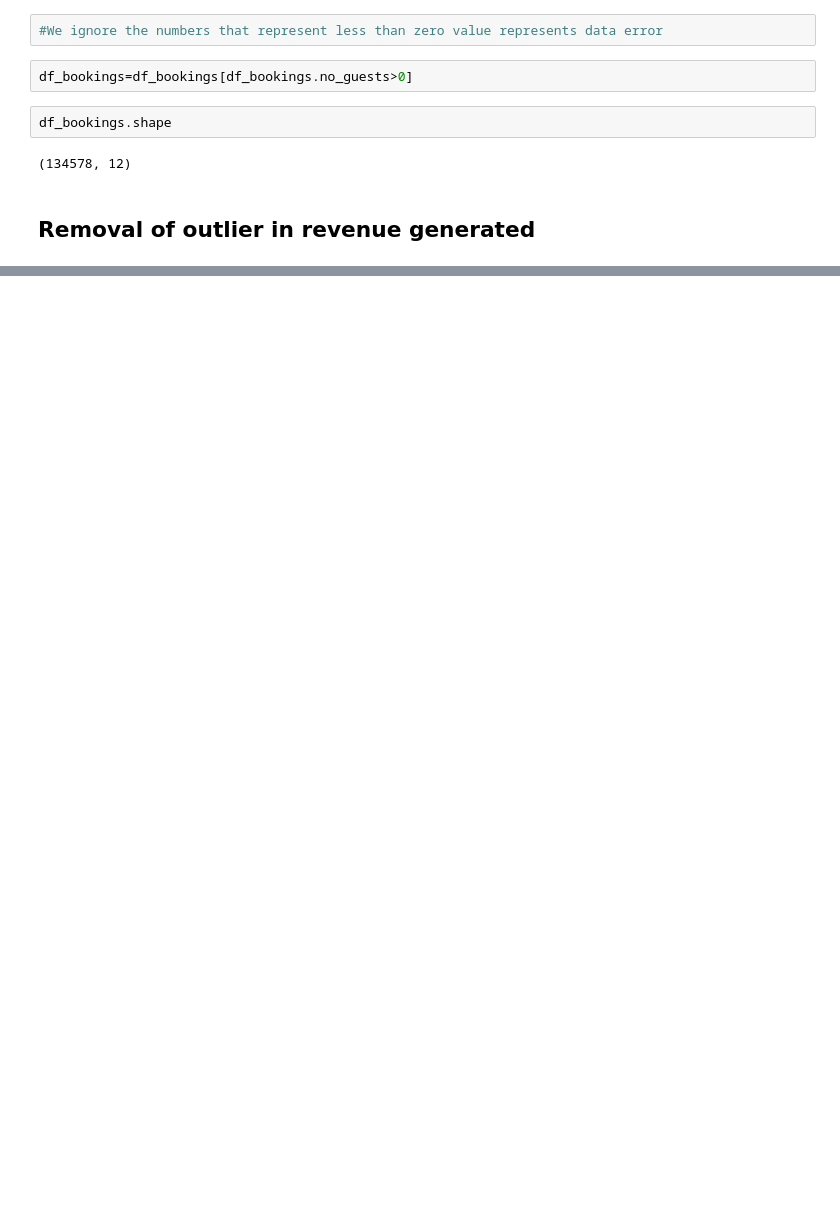
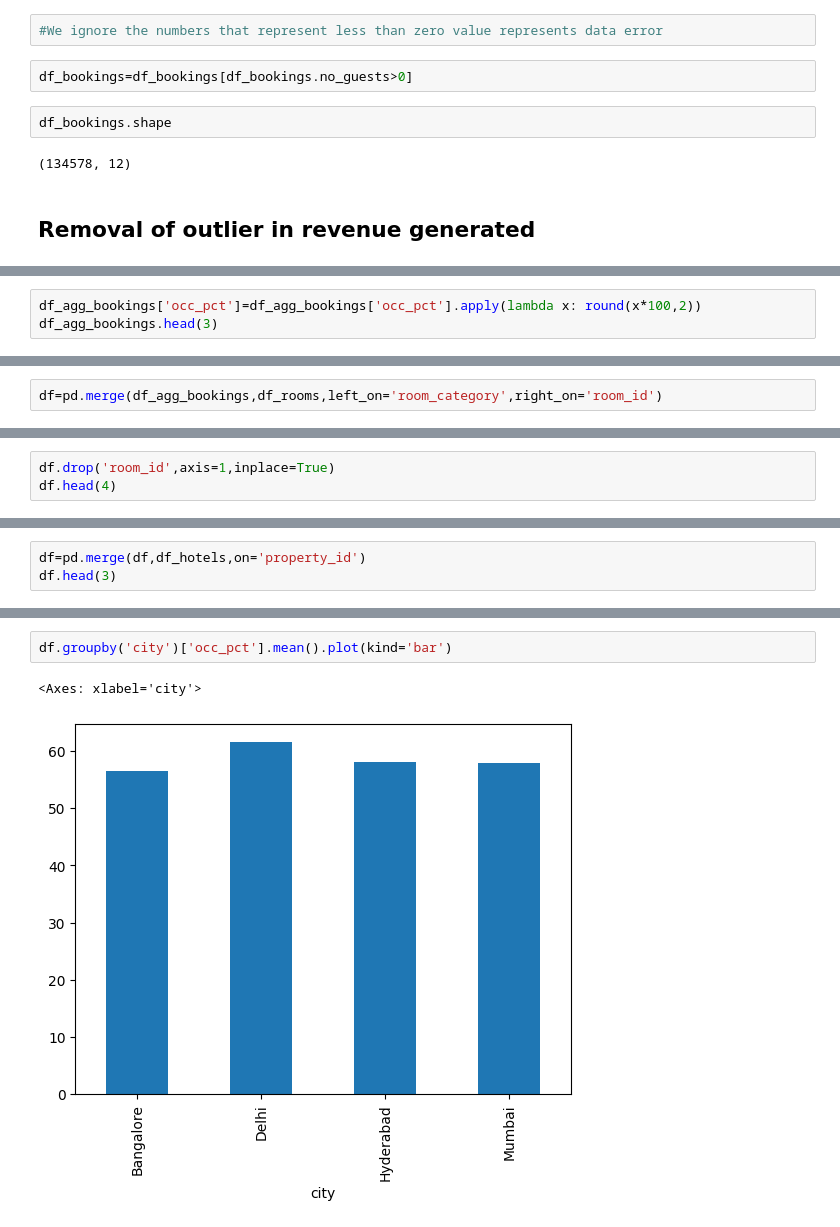
Before and after one commit to mesrai/Hotel-Analysis, a Jupyter notebook: Project/Project1.ipynb, the cells around one changed output, grey strips where cells are left out. Drawn from its saved outputs; the diff is of its cells as text; blank space fills up the shorter version.

```diff
--- a/Project/Project1.ipynb
+++ b/Project/Project1.ipynb
@@ -117,0 +239,3 @@ df_bookings.shape
+# %%
+df_agg_bookings['occ_pct']=df_agg_bookings['occ_pct'].apply(lambda x: round(x*100,2))
+df_agg_bookings.head(3)
@@ -117,0 +267,2 @@ df_bookings.shape
+# %%
+df=pd.merge(df_agg_bookings,df_rooms,left_on='room_category',right_on='room_id')
@@ -117,0 +285,3 @@ df_bookings.shape
+# %%
+df.drop('room_id',axis=1,inplace=True)
+df.head(4)
@@ -117,0 +302,3 @@ df_bookings.shape
+# %%
+df=pd.merge(df,df_hotels,on='property_id')
+df.head(3)
@@ -117,0 +319,5 @@ df_bookings.shape
+# %%
+df.groupby('city')['occ_pct'].mean().plot(kind='bar')
+# %% [output]
+<Axes: xlabel='city'>
+[figure, added]
```
Also changed, not shown: parts of 62 cells of this notebook.
